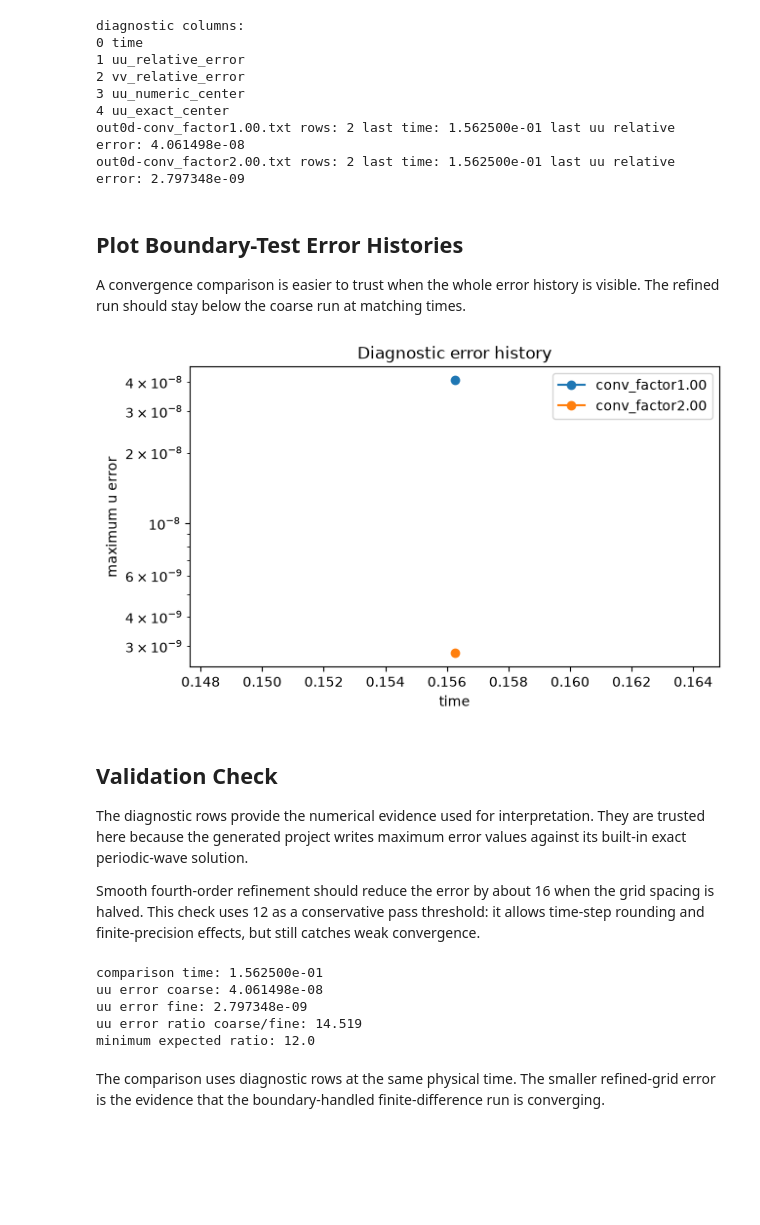
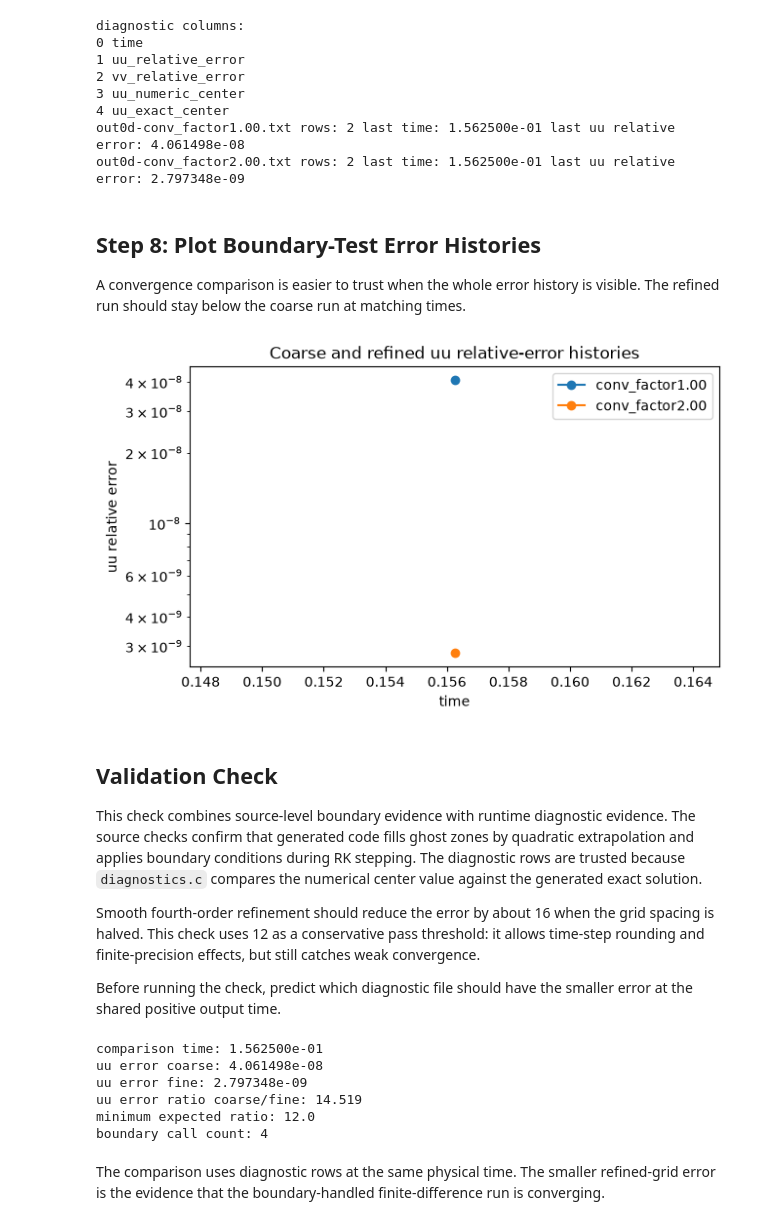
Before and after one commit to nrpy/tutorial, a Jupyter notebook: 2-numerical_methods/boundary_conditions_and_convergence.ipynb, the cells around one changed output. Cells and saved outputs as stored; diff of their text form; code cells hidden in the pictures; blank space fills up the shorter version.

```diff
--- a/2-numerical_methods/boundary_conditions_and_convergence.ipynb
+++ b/2-numerical_methods/boundary_conditions_and_convergence.ipynb
@@ -143,0 +172,33 @@ project path: /work/2-numerical_methods/nrpy_tutorial_cartesian_gm6ekmyc/project
+# %%
+expected_generated_files = [
+    "apply_bcs.c",
+    "MoL/MoL_step_forward_in_time.c",
+    "diagnostics.c",
+    "wave_equation_cartesian.par",
+]
+missing_generated_files = [
+    relative_path
+    for relative_path in expected_generated_files
+    if not (PROJECT_DIR / relative_path).is_file()
+]
+if missing_generated_files:
+    raise FileNotFoundError(f"Missing generated files: {missing_generated_files}")
+print("generated file inventory:")
+for relative_path in expected_generated_files:
+    print(relative_path)
+
+apply_bcs_path = PROJECT_DIR / "apply_bcs.c"
+apply_bcs_text = apply_bcs_path.read_text(encoding="utf-8", errors="replace")
+print("--- apply_bcs.c ---")
+print(apply_bcs_text)
+
+mol_step_path = PROJECT_DIR / "MoL" / "MoL_step_forward_in_time.c"
+mol_step_text = mol_step_path.read_text(encoding="utf-8", errors="replace")
+apply_bcs_call_lines = [
+    line.strip()
+    for line in mol_step_text.splitlines()
+    if "apply_bcs(" in line and not line.strip().startswith("*")
+]
+print("boundary-condition call sites in MoL_step_forward_in_time.c:")
+for line in apply_bcs_call_lines:
+    print(line)
@@ -286,43 +365,74 @@ diagnostic columns:
 out0d-conv_factor1.00.txt rows: 2 last time: 1.562500e-01 last uu relative error: 4.061498e-08
 out0d-conv_factor2.00.txt rows: 2 last time: 1.562500e-01 last uu relative error: 2.797348e-09
 # %% [markdown]
-## Plot Boundary-Test Error Histories
+## Step 8: Plot Boundary-Test Error Histories
 
 A convergence comparison is easier to trust when the whole error history is
 visible. The refined run should stay below the coarse run at matching times.
 # %%
 import matplotlib.pyplot as plt
 
 
 plt.figure(figsize=(7, 4))
 for name, rows in sorted(diagnostic_rows.items()):
     positive_rows = [row for row in rows if row[UU_REL_ERROR_COL] > 0.0]
     times = [row[TIME_COL] for row in positive_rows]
     errors = [row[UU_REL_ERROR_COL] for row in positive_rows]
     label = name.replace("out0d-", "").replace(".txt", "")
     plt.plot(times, errors, marker="o", label=label)
 plt.yscale("log")
 plt.xlabel("time")
-plt.ylabel("maximum u error")
-plt.title("Diagnostic error history")
+plt.ylabel("uu relative error")
+plt.title("Coarse and refined uu relative-error histories")
 plt.legend()
 plt.show()
 # %% [output]
-[figure, old version]
+[figure, new version]
 # %% [markdown]
 ## Validation Check
 
-The diagnostic rows provide the numerical evidence used for interpretation.
-They are trusted here because the generated project writes maximum error
-values against its built-in exact periodic-wave solution.
+This check combines source-level boundary evidence with runtime diagnostic
+evidence. The source checks confirm that generated code fills ghost zones by
+quadratic extrapolation and applies boundary conditions during RK stepping.
+The diagnostic rows are trusted because `diagnostics.c` compares the numerical
+center value against the generated exact solution.
 
 Smooth fourth-order refinement should reduce the error by about 16 when the
 grid spacing is halved. This check uses 12 as a conservative pass threshold:
 it allows time-step rounding and finite-precision effects, but still catches
 weak convergence.
+
+Before running the check, predict which diagnostic file should have the
+smaller error at the shared positive output time.
 # %%
+missing_generated_files = [
+    relative_path
+    for relative_path in expected_generated_files
+    if not (PROJECT_DIR / relative_path).is_file()
+]
+if missing_generated_files:
+    raise FileNotFoundError(f"Missing generated files: {missing_generated_files}")
+required_boundary_terms = [
+    "quadratic polynomial extrapolation",
+    "FACE_UPDATE",
+    "NGHOSTS",
+    "+3.0",
+    "1.0 *",
+]
+missing_boundary_terms = [
+    term for term in required_boundary_terms if term not in apply_bcs_text
+]
+if missing_boundary_terms:
+    raise RuntimeError(f"Missing boundary-source terms: {missing_boundary_terms}")
+if apply_bcs_text.count("3.0 *") < 2:
+    raise RuntimeError("Expected quadratic boundary source to use two 3.0 terms.")
+if len(apply_bcs_call_lines) != 4:
+    raise RuntimeError("Expected boundary conditions to be applied after four RK stages.")
 coarse_name = "out0d-conv_factor1.00.txt"
 fine_name = "out0d-conv_factor2.00.txt"
+for diagnostic_name in [coarse_name, fine_name]:
+    if not diagnostic_rows.get(diagnostic_name):
+        raise RuntimeError(f"Expected nonempty diagnostics: {diagnostic_name}")
 coarse_times = {
     round(row[TIME_COL], 12)
     for row in diagnostic_rows[coarse_name]
@@ -353,6 +463,7 @@ print("uu error coarse:", f"{coarse_error:.6e}")
 print("uu error fine:", f"{fine_error:.6e}")
 print("uu error ratio coarse/fine:", f"{error_ratio:.3f}")
 print("minimum expected ratio:", f"{minimum_expected_ratio:.1f}")
+print("boundary call count:", len(apply_bcs_call_lines))
 if error_ratio <= minimum_expected_ratio:
     raise RuntimeError("Expected fourth-order refinement to reduce error by > 12.")
 # %% [output]
@@ -361,6 +472,7 @@ uu error coarse: 4.061498e-08
 uu error fine: 2.797348e-09
 uu error ratio coarse/fine: 14.519
 minimum expected ratio: 12.0
+boundary call count: 4
 # %% [markdown]
 The comparison uses diagnostic rows at the same physical time. The smaller
 refined-grid error is the evidence that the boundary-handled finite-difference
```
Also changed, not shown: parts of 16 cells of this notebook, 3 other files.
